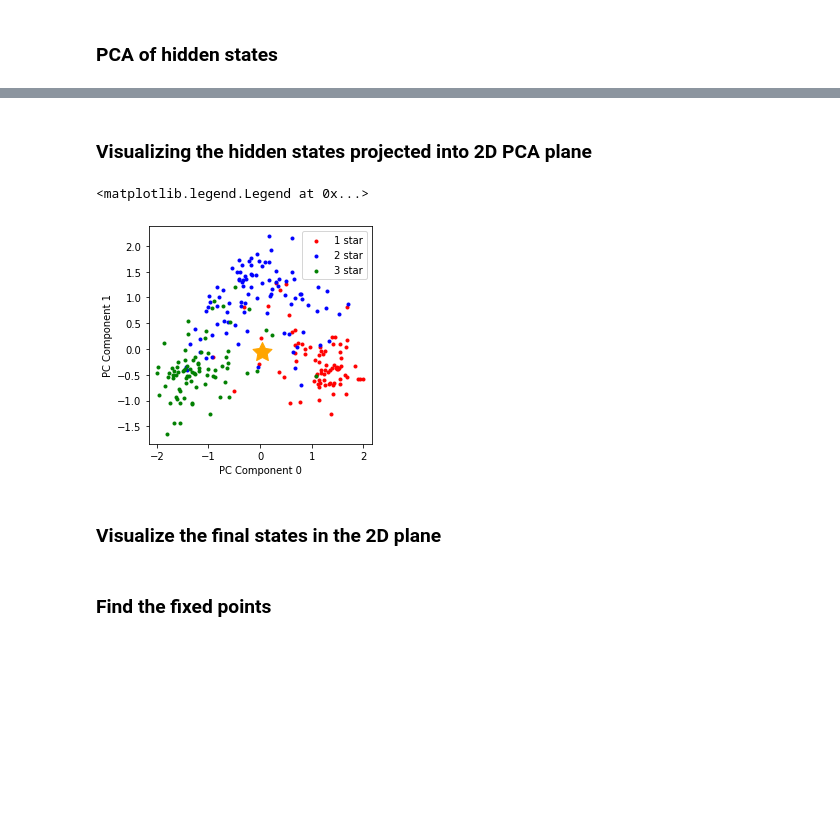
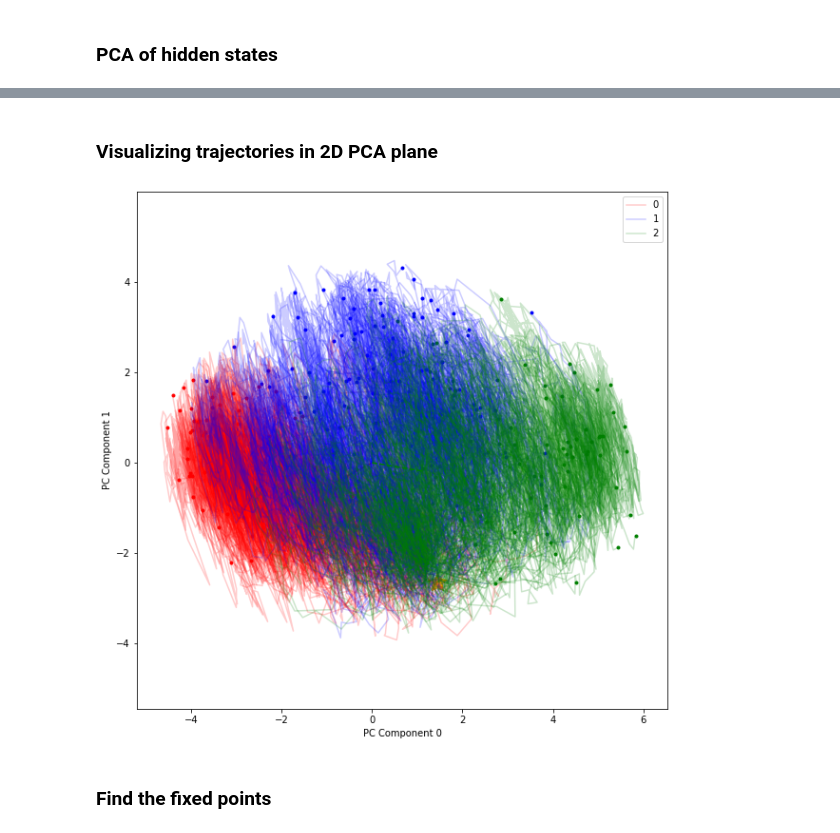
Before and after one commit to ramasesh/rnn_dynamics, a Jupyter notebook: Multi-class sentiment fixed point.ipynb, the cells around one changed output, grey strips where cells are left out. Cells and saved outputs as stored; diff of their text form; code cells hidden in the pictures; blank space fills up the shorter version.

```diff
--- a/Multi-class sentiment fixed point.ipynb
+++ b/Multi-class sentiment fixed point.ipynb
@@ -118,4 +86,10 @@ f = au.plot_varexp(dimensionalities)
+# %%
+coordinates = ['original', 'transformed']
+
+visited_by_value = {c: au.states_by_value(visited_states[c], test_batch['labels'], config['data']['num_classes']) for c in coordinates}
+final_by_value = {c: au.states_by_value(final_states[c], test_batch['labels'], config['data']['num_classes']) for c in coordinates}
 # %% [markdown]
-### Visualizing the hidden states projected into 2D PCA plane
+### Visualizing trajectories in 2D PCA plane
 # %%
-initial_states = cell.get_initial_state(rnn_params, batch_size=1)
+initial_state_vector = {'original': cell.get_initial_state(rnn_params, batch_size=1)}
+initial_state_vector['transformed'] = PCA_objects['visited'].transform(initial_state_vector['original'])
@@ -124,45 +96,13 @@ transformed_initial_state = PCA_objects['all_states'].transform(np.vstack(initia
-# %%
-plt.figure(figsize=(4,4))
-
-dim_0 = 0
-dim_1 = 1
-
-colors = ['red', 'blue', 'green']
-
-for k in range(config['data']['num_classes']):
-    transformed = PCA_objects['all_states'].transform(np.vstack(end_states_by_value[k])).T
-    x = transformed[dim_0]
-    y = transformed[dim_1]
-
-    plt.scatter(x, y, marker='.', label=f'{k+1} star', color=colors[k])
-
-transformed_initial_state = PCA_objects['all_states'].transform(np.vstack(initial_states)).T
-plt.scatter(transformed_initial_state[dim_0],
-            transformed_initial_state[dim_1],
-            marker=(5,1),
-            color='orange',
-            s=400)
-
-#     transformed = pca.transform(np.vstack(states_by_value[k])).T
-#     x = transformed[dim_0]
-#     y = transformed[dim_1]
-#     plt.scatter(x, y, alpha=0.01, color=colors[k])
-
-# readout_weight = readout_params[0]
-# x_ro = transformed_readout[dim_0]
-# y_ro = transformed_readout[dim_1]
-
-# for i in range(len(x_ro)):
-#     plt.plot([0, x_ro[i]], [0, y_ro[i]])
-
-plt.xlabel(f'PC Component {dim_0}')
-plt.ylabel(f'PC Component {dim_1}')
-plt.axis('equal')
-plt.legend(loc='upper right')
-# %% [output]
-<matplotlib.legend.Legend at 0x...>
-[figure, removed]
-# %% [markdown]
-### Visualize the final states in the 2D plane
+# %%
+readout_vectors = {'original': readout_params[0].T}
+readout_vectors['transformed'] = PCA_objects['visited'].transform_no_mean(readout_vectors['original'])
+# %%
+plt.figure(figsize=(10,10))
+au.plot_states(visited_by_value['transformed'],
+            readout_vectors['transformed'],
+            initial_state_vector['transformed'],
+            pc_dimensions=[0,1])
+# %% [output]
+[figure, added]
 # %% [markdown]
 ### Find the fixed points
```
Also changed, not shown: parts of 70 cells of this notebook, 7 other files.
